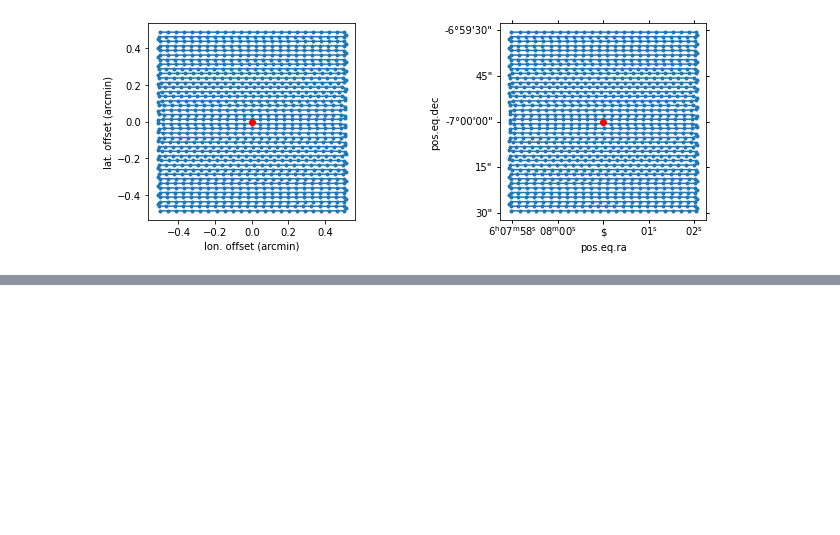
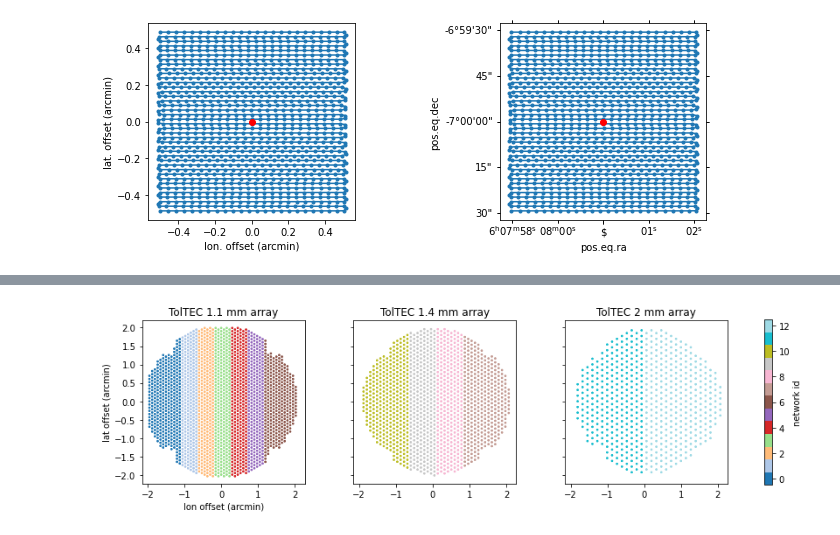
Before and after one commit to toltec-astro/tolteca_tutorials, a Jupyter notebook: _static/tolteca_reduce/tolteca_reduce.ipynb, the cells around one changed output, grey strips where cells are left out. Drawn from its saved outputs; the diff is of its cells as text; code cells hidden in the pictures; blank space fills up the shorter version.

```diff
--- a/_static/tolteca_reduce/tolteca_reduce.ipynb
+++ b/_static/tolteca_reduce/tolteca_reduce.ipynb
@@ -364,0 +373,8 @@ model source positions: <SkyCoord (ICRS): (ra, dec) in deg
+# %%
+simobj = rc.get_instrument_simulator()
+print(f'simulator engine: {simobj}')
+# one of the key attributes of the TolTEC simulator is the so called array property table,
+# which stores all the detector properties as tabular data
+apt = simobj.table
+# print(pformat_yaml(apt.meta))
+print(apt)
@@ -364,0 +399,26 @@ model source positions: <SkyCoord (ICRS): (ra, dec) in deg
+# %%
+# the columns x_t and y_t (`t` stands for toltec) stores the location of each
+# detector on the focal plane, offseted from a fiducial center (co-axial for all three arrays)
+# to plot the focal plane for each array.
+apt_grps = apt.group_by('array_name').groups
+n_arrays = len(apt_grps)
+fig, axes = plt.subplots(1, n_arrays, figsize=(15, 4), sharex=True, sharey=True)
+fig.subplots_adjust(wspace=0.3)
+# color map kwargs
+n_networks = 13
+cm_kwargs = dict(
+    cmap=plt.cm.get_cmap('tab20', n_networks),
+    vmin=-0.5,
+    vmax=n_networks - 0.5
+    )
+for (ax, (array_name, ), subapt) in zip(axes, apt_grps.keys, apt_grps):
+    ax.set_aspect('equal')
+    # color code by each detector "network" and toltec has 13 of them
+    im = ax.scatter(subapt['x_t'].to_value(u.arcmin), subapt['y_t'].to_value(u.arcmin), s=2, c=subapt['nw'], **cm_kwargs)
+    ax.set_title(apt.meta[array_name]['name_long'])
+axes[0].set_xlabel('lon offset (arcmin)')
+axes[0].set_ylabel('lat offset (arcmin)')
+cb = fig.colorbar(im, ax=axes, location='right', shrink=0.87)
+cb.set_label('network id')
+# %% [output]
+[figure, added]
```
Also changed, not shown: parts of 15 cells of this notebook, 26 other files.
